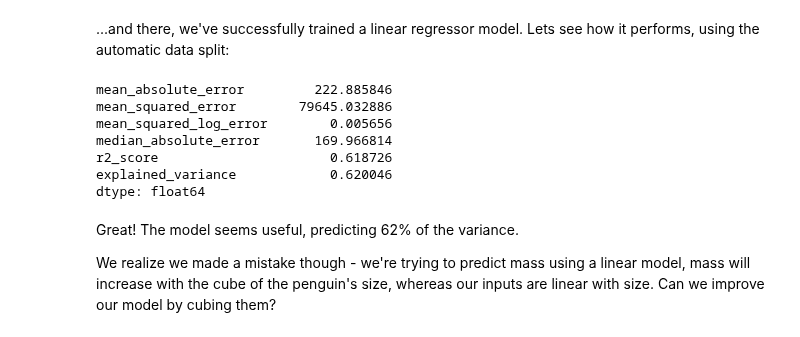
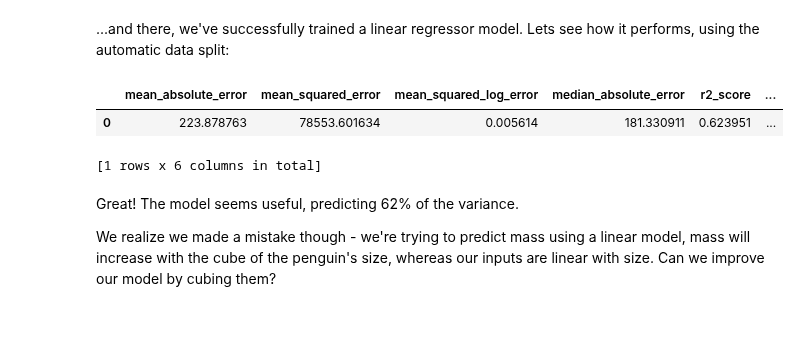
Before and after one commit to googleapis/python-bigquery-dataframes, a Jupyter notebook: notebooks/99 - Longer ML demo.ipynb, the cells around one changed output. Saved outputs shown, nothing was run; the diff lists cells and outputs as text; code cells hidden in the pictures.

```diff
--- a/notebooks/99 - Longer ML demo.ipynb
+++ b/notebooks/99 - Longer ML demo.ipynb
@@ -209,15 +196,11 @@ Fitted: [_5d43055eacdc4edbad25851a3a083d71._a43deb1c-40db-4965-9d79-85a5e53e7a01
 # %% [markdown]
 ...and there, we've successfully trained a linear regressor model. Lets see how it performs, using the automatic data split:
 # %%
-model.evaluate()
+model.score()
 # %% [output]
+|  | mean_absolute_error | mean_squared_error | mean_squared_log_error | median_absolute_error | r2_score | ... |
+| 0 | 223.878763 | 78553.601634 | 0.005614 | 181.330911 | 0.623951 | ... |
-mean_absolute_error         222.885846
-mean_squared_error        79645.032886
-mean_squared_log_error        0.005656
-median_absolute_error       169.966814
-r2_score                      0.618726
-explained_variance            0.620046
-dtype: float64
+[1 rows x 6 columns in total]
 # %% [markdown]
 Great! The model seems useful, predicting 62% of the variance.
 
```
Also changed, not shown: parts of 15 cells of this notebook, 8 other files.
